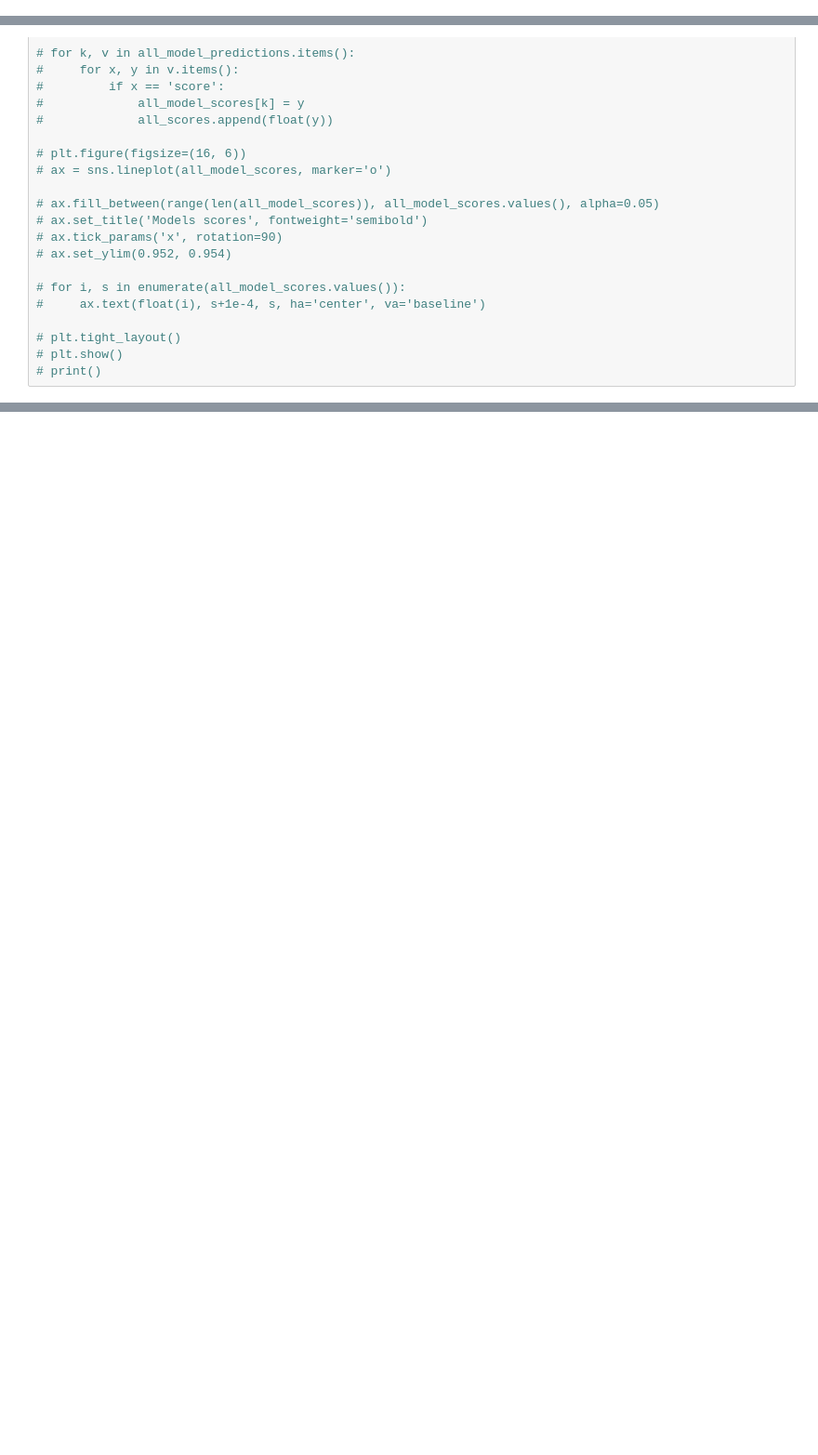
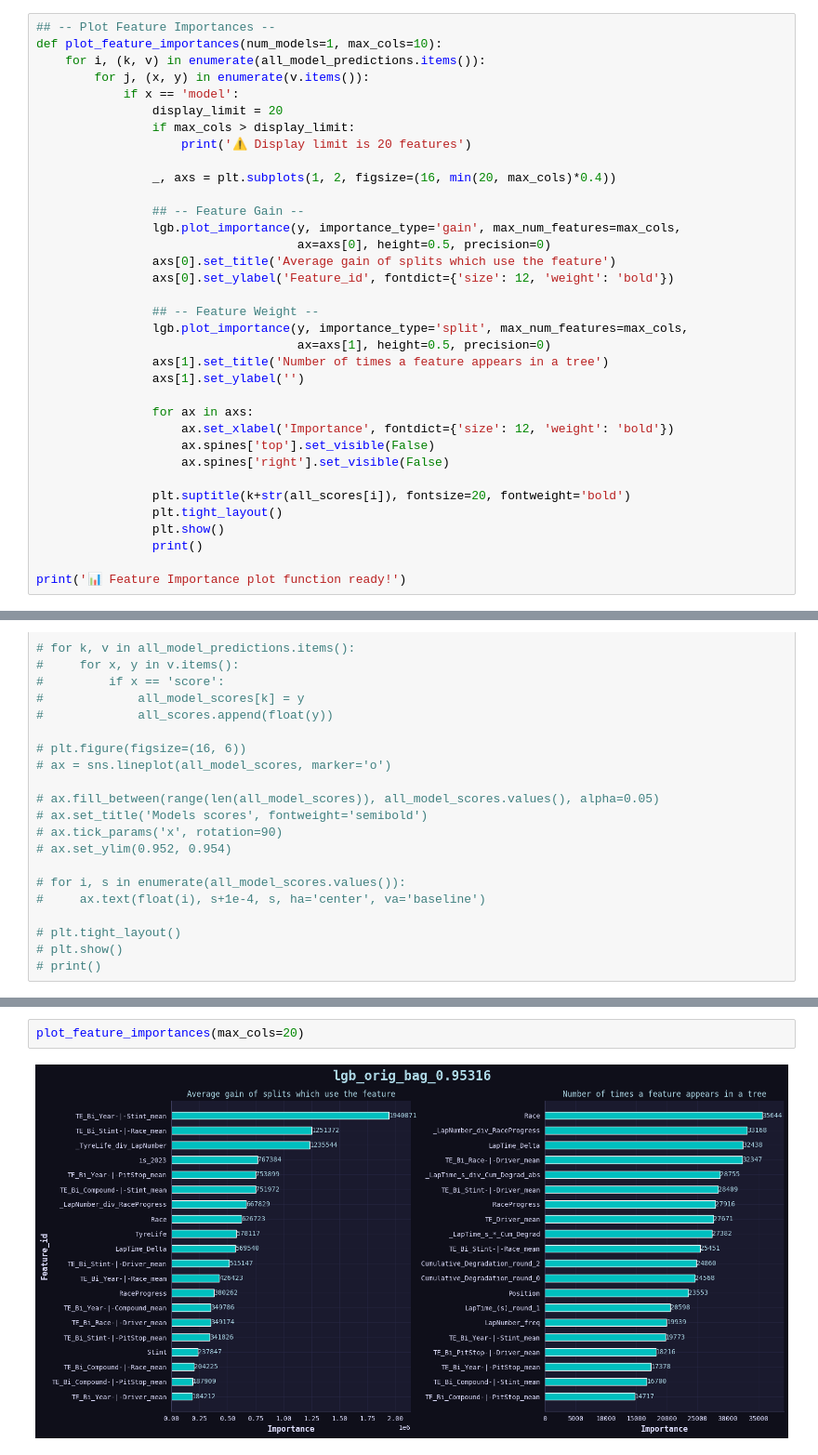
Before and after one commit to coded-sly/ps6e5-F1-PitStop, a Jupyter notebook: ps6e5-lgb-95125-f1-pit.ipynb, the cells around one changed output, grey strips where cells are left out. Shown at 93% size. Saved outputs shown, nothing was run; the diff lists cells and outputs as text; blank space fills up the shorter version.

```diff
--- a/ps6e5-lgb-95125-f1-pit.ipynb
+++ b/ps6e5-lgb-95125-f1-pit.ipynb
@@ -1050,3 +1049,38 @@ def Trainer_CV(model_name, params, train_df, test_df, features, target, kf, cats
 print('⚙️⚙️ Training function ready ⚙️⚙️')
 # %% [output]
 ⚙️⚙️ Training function ready ⚙️⚙️
+# %%
+## -- Plot Feature Importances --
+def plot_feature_importances(num_models=1, max_cols=10):
+    for i, (k, v) in enumerate(all_model_predictions.items()):
+        for j, (x, y) in enumerate(v.items()):
+            if x == 'model':
+                display_limit = 20
+                if max_cols > display_limit:
+                    print('⚠️ Display limit is 20 features')
+
+                _, axs = plt.subplots(1, 2, figsize=(16, min(20, max_cols)*0.4))
+
+                ## -- Feature Gain --
+                lgb.plot_importance(y, importance_type='gain', max_num_features=max_cols,
+                                    ax=axs[0], height=0.5, precision=0)
+                axs[0].set_title('Average gain of splits which use the feature')
+                axs[0].set_ylabel('Feature_id', fontdict={'size': 12, 'weight': 'bold'})
+
+                ## -- Feature Weight --
+                lgb.plot_importance(y, importance_type='split', max_num_features=max_cols,
+                                    ax=axs[1], height=0.5, precision=0)
+                axs[1].set_title('Number of times a feature appears in a tree')
+                axs[1].set_ylabel('')
+
+                for ax in axs:
+                    ax.set_xlabel('Importance', fontdict={'size': 12, 'weight': 'bold'})
+                    ax.spines['top'].set_visible(False)
+                    ax.spines['right'].set_visible(False)
+
+                plt.suptitle(k+str(all_scores[i]), fontsize=20, fontweight='bold')
+                plt.tight_layout()
+                plt.show()
+                print()
+
+print('📊 Feature Importance plot function ready!')
@@ -1310,0 +1371,4 @@ plt.show()
+# %%
+plot_feature_importances(max_cols=20)
+# %% [output]
+[figure, added]
```
Also changed, not shown: parts of 17 cells of this notebook.
